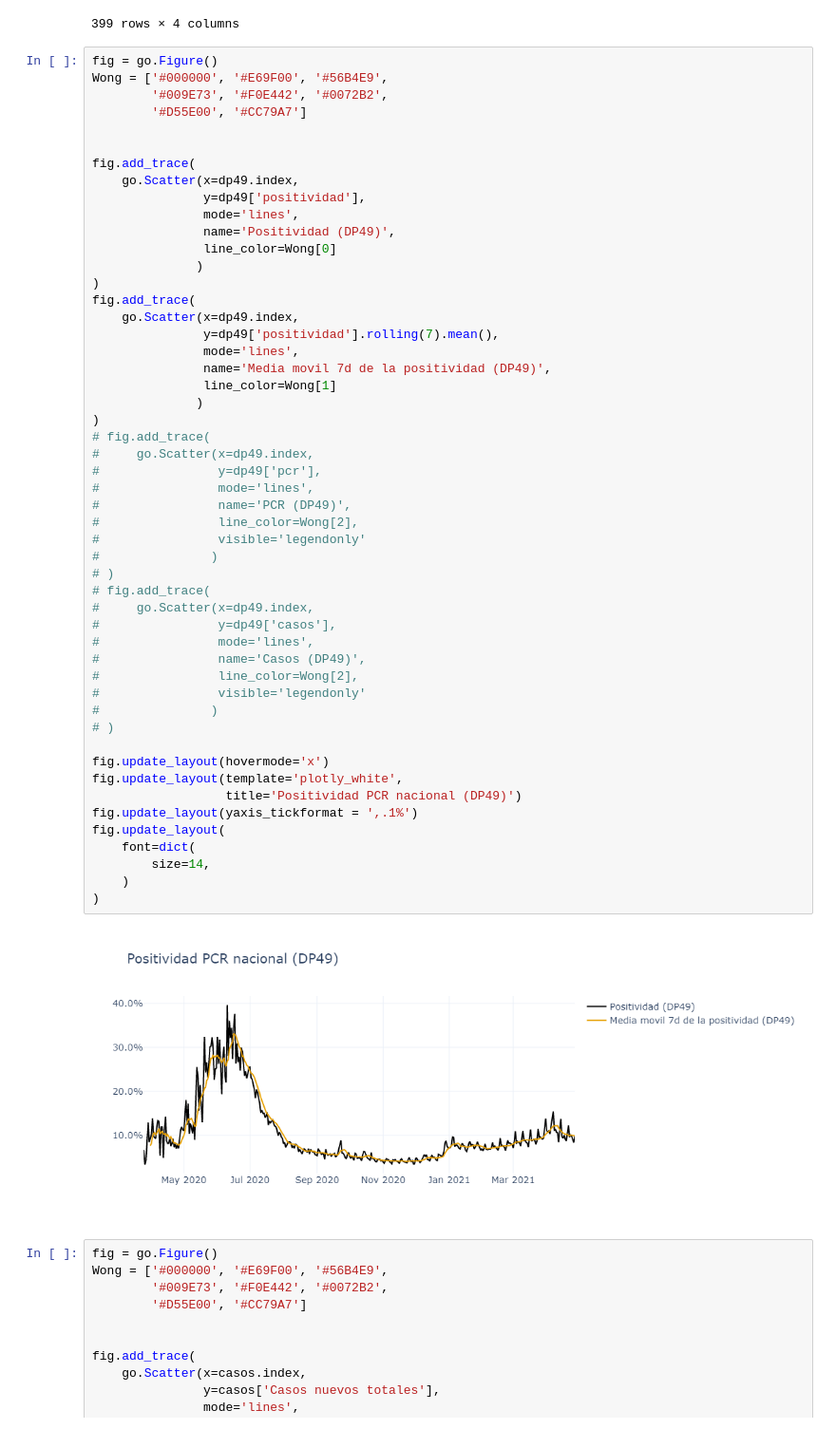
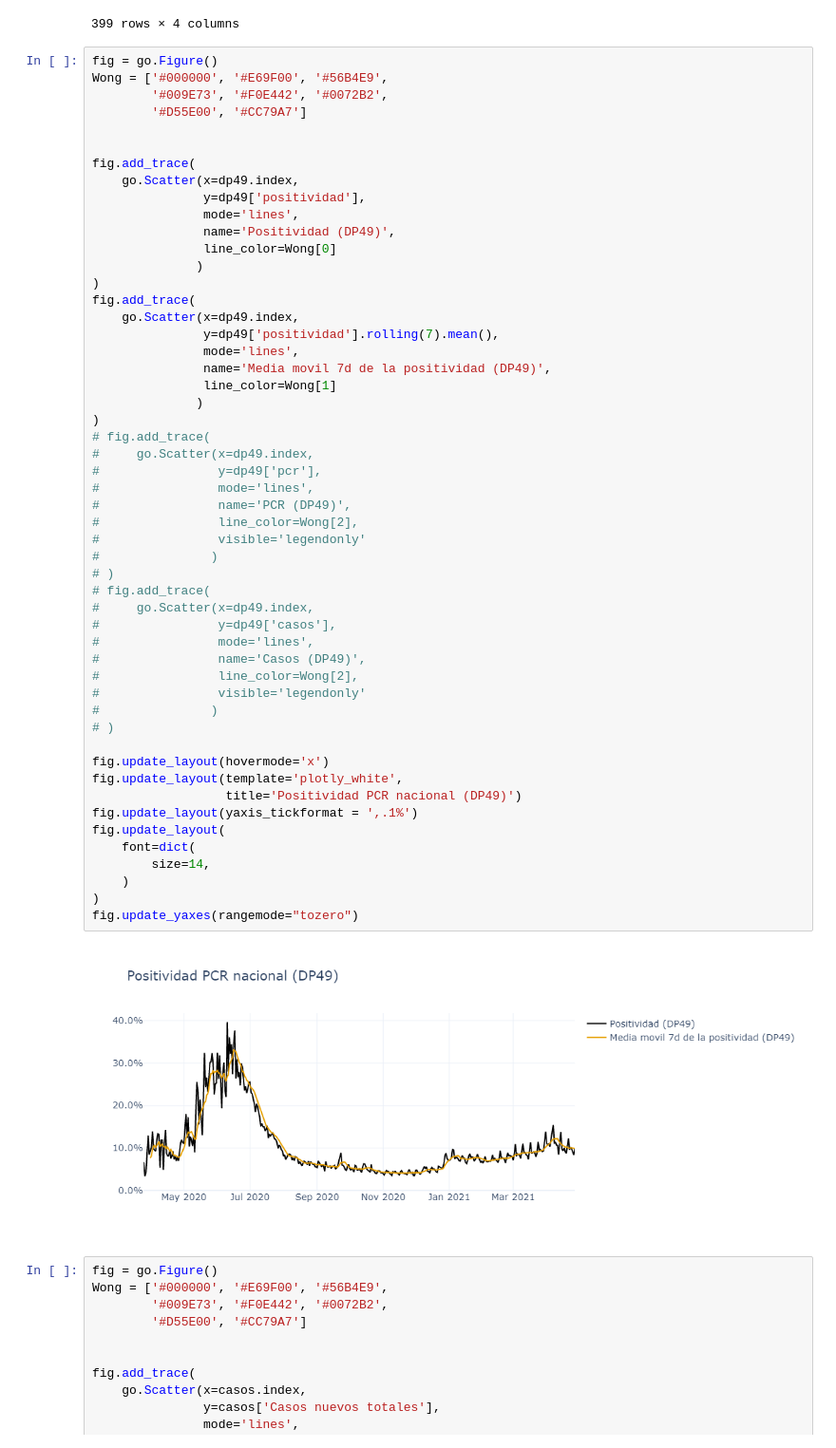
Before and after one commit to DLab/Analitica-Minsal, a Jupyter notebook: src/Notebooks/PD49.ipynb, the cells around one changed output. Shown at 95% size. Drawn from its saved outputs; the diff is of its cells as text.

```diff
--- a/src/Notebooks/PD49.ipynb
+++ b/src/Notebooks/PD49.ipynb
@@ -45,34 +45,35 @@ fig.add_trace(
 )
 # fig.add_trace(
 #     go.Scatter(x=dp49.index,
 #                y=dp49['pcr'],
 #                mode='lines',
 #                name='PCR (DP49)',
 #                line_color=Wong[2],
 #                visible='legendonly'
 #               )
 # )
 # fig.add_trace(
 #     go.Scatter(x=dp49.index,
 #                y=dp49['casos'],
 #                mode='lines',
 #                name='Casos (DP49)',
 #                line_color=Wong[2],
 #                visible='legendonly'
 #               )
 # )
 
 fig.update_layout(hovermode='x')
 fig.update_layout(template='plotly_white',
                   title='Positividad PCR nacional (DP49)')
 fig.update_layout(yaxis_tickformat = ',.1%')
 fig.update_layout(
     font=dict(
         size=14,
     )
 )
+fig.update_yaxes(rangemode="tozero")
 # %% [output]
-[figure, old version]
+[figure, new version]
 # %%
 fig = go.Figure()
 Wong = ['#000000', '#E69F00', '#56B4E9',
```
Also changed, not shown: 1 other file.
